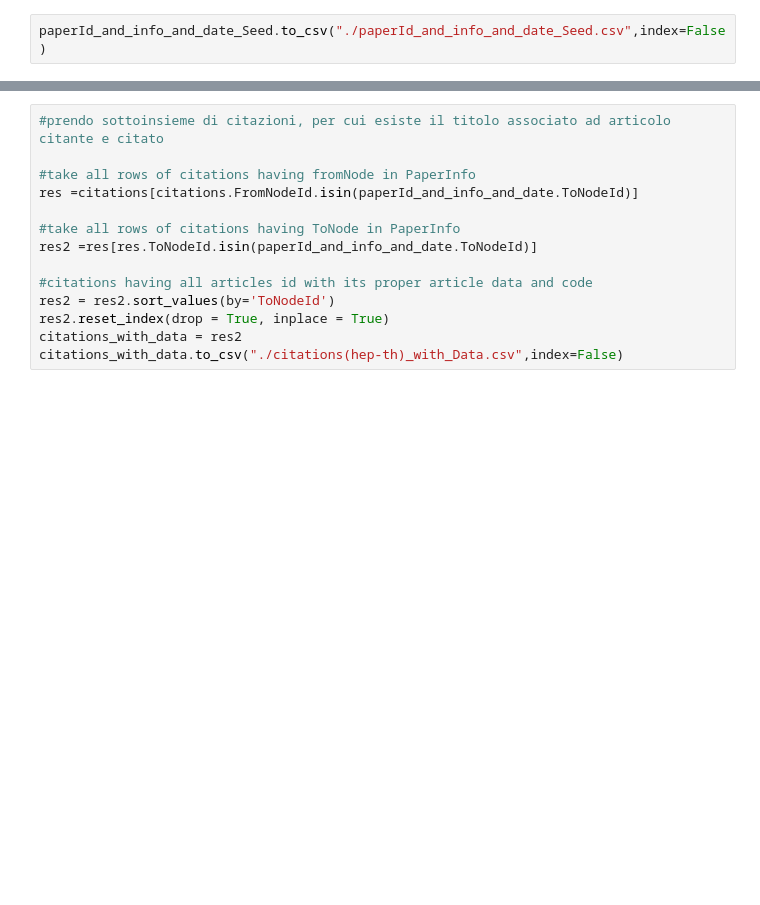
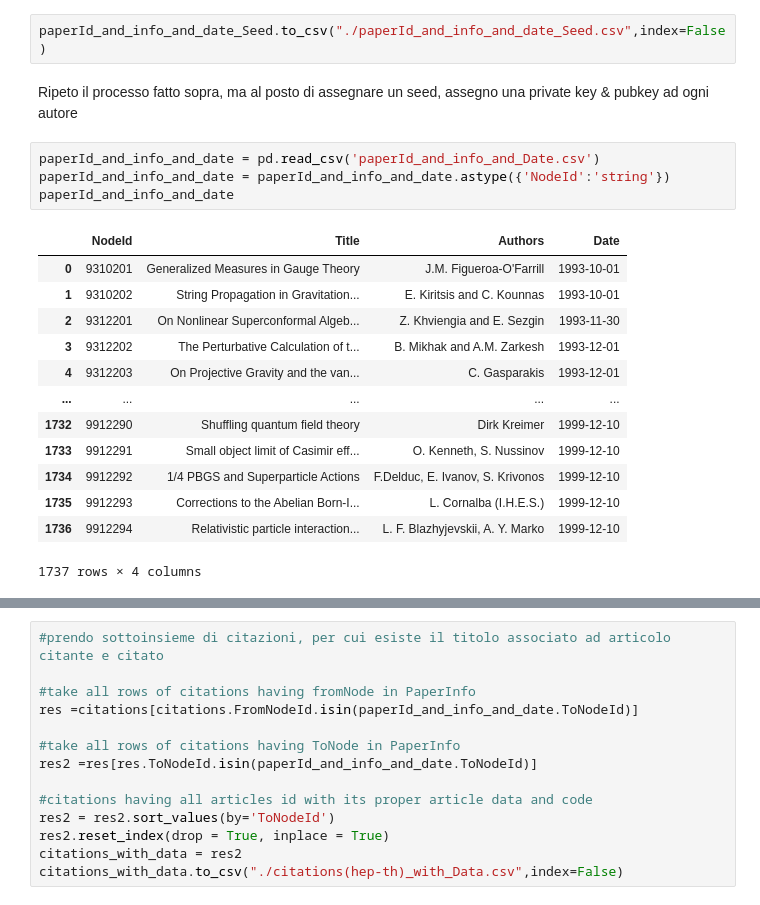
Before and after one commit to matteo-Donofrio-unipi/Master_Degree_Thesis, a Jupyter notebook: cit-abstract-scraper.ipynb, the cells around one changed output, grey strips where cells are left out. Saved outputs shown, nothing was run; the diff lists cells and outputs as text; blank space fills up the shorter version.

```diff
--- a/cit-abstract-scraper.ipynb
+++ b/cit-abstract-scraper.ipynb
@@ -284,3 +284,23 @@ paperId_and_info_and_date_Seed
 1737 rows × 5 columns
 # %%
 paperId_and_info_and_date_Seed.to_csv("./paperId_and_info_and_date_Seed.csv",index=False)
+# %% [markdown]
+Ripeto il processo fatto sopra, ma al posto di assegnare un seed, assegno una private key & pubkey ad ogni autore
+# %%
+paperId_and_info_and_date = pd.read_csv('paperId_and_info_and_Date.csv')
+paperId_and_info_and_date = paperId_and_info_and_date.astype({'NodeId':'string'})
+paperId_and_info_and_date
+# %% [output]
+|  | NodeId | Title | Authors | Date |
+| 0 | 9310201 | Generalized Measures in Gauge Theory | J.M. Figueroa-O'Farrill | 1993-10-01 |
+| 1 | 9310202 | String Propagation in Gravitation... | E. Kiritsis and C. Kounnas | 1993-10-01 |
+| 2 | 9312201 | On Nonlinear Superconformal Algeb... | Z. Khviengia and E. Sezgin | 1993-11-30 |
+| 3 | 9312202 | The Perturbative Calculation of t... | B. Mikhak and A.M. Zarkesh | 1993-12-01 |
+| 4 | 9312203 | On Projective Gravity and the van... | C. Gasparakis | 1993-12-01 |
+| ... | ... | ... | ... | ... |
+| 1732 | 9912290 | Shuffling quantum field theory | Dirk Kreimer | 1999-12-10 |
+| 1733 | 9912291 | Small object limit of Casimir eff... | O. Kenneth, S. Nussinov | 1999-12-10 |
+| 1734 | 9912292 | 1/4 PBGS and Superparticle Actions | F.Delduc, E. Ivanov, S. Krivonos | 1999-12-10 |
+| 1735 | 9912293 | Corrections to the Abelian Born-I... | L. Cornalba (I.H.E.S.) | 1999-12-10 |
+| 1736 | 9912294 | Relativistic particle interaction... | L. F. Blazhyjevskii, A. Y. Marko | 1999-12-10 |
+1737 rows × 4 columns
```
Also changed, not shown: parts of 5 cells of this notebook, 2 other files.
